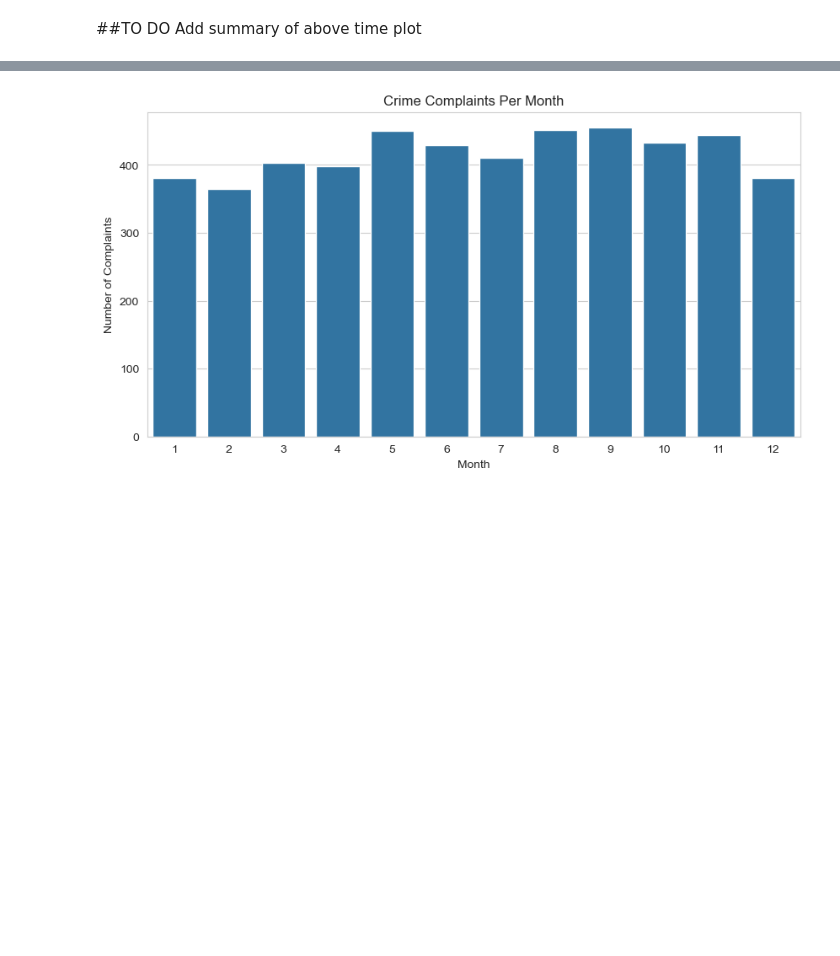
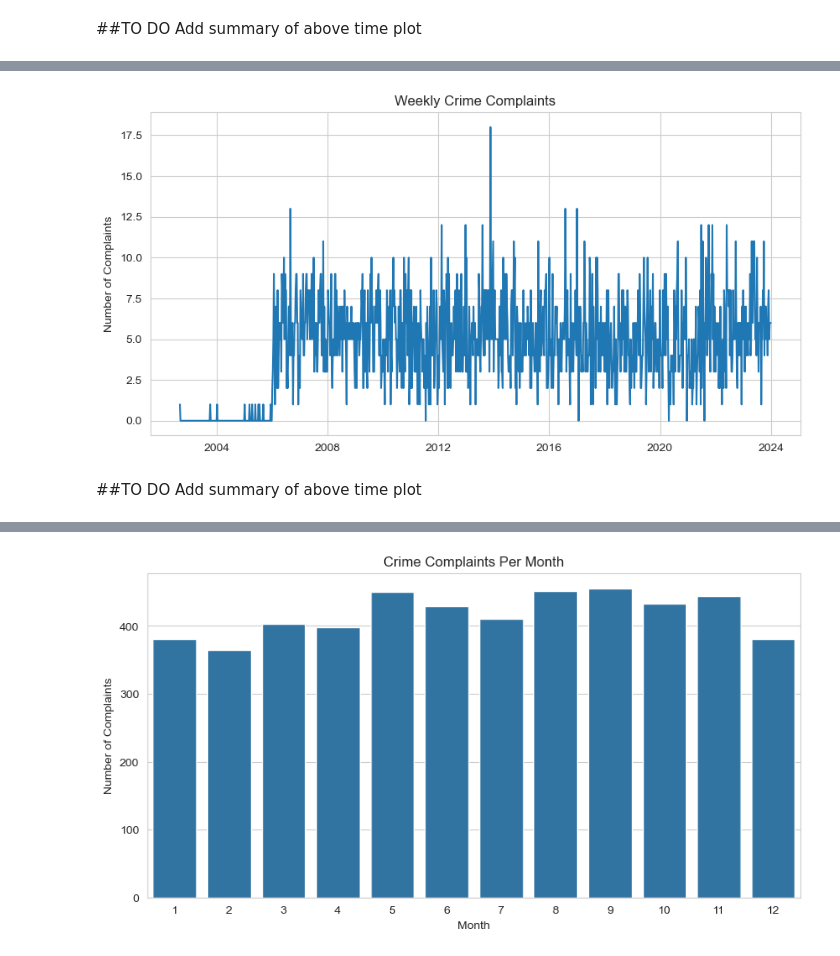
Before and after one commit to scarlettvalentin/nypd_crime, a Jupyter notebook: notebook.ipynb, the cells around one changed output, grey strips where cells are left out. Drawn from its saved outputs; the diff is of its cells as text; code cells hidden in the pictures; blank space fills up the shorter version.

```diff
--- a/notebook.ipynb
+++ b/notebook.ipynb
@@ -290,3 +301,15 @@ Add summary of above time plot
+# %%
+# Resample data to weekly and plot time series
+fig, ax = plt.subplots(figsize=(10, 5))
+data_sample_weekly = data_sample.resample('W').count()['CMPLNT_FR_DT']
+ax.plot(data_sample_weekly.index, data_sample_weekly.values)
+ax.set_title('Weekly Crime Complaints')
+ax.set_ylabel('Number of Complaints');
+# %% [output]
+[figure, added]
+# %% [markdown]
+##TO DO
+Add summary of above time plot
 # %%
 # Create column to sort complaints by month
 data_sample['Month'] = data_sample.index.month
```
Also changed, not shown: parts of 8 cells of this notebook.
